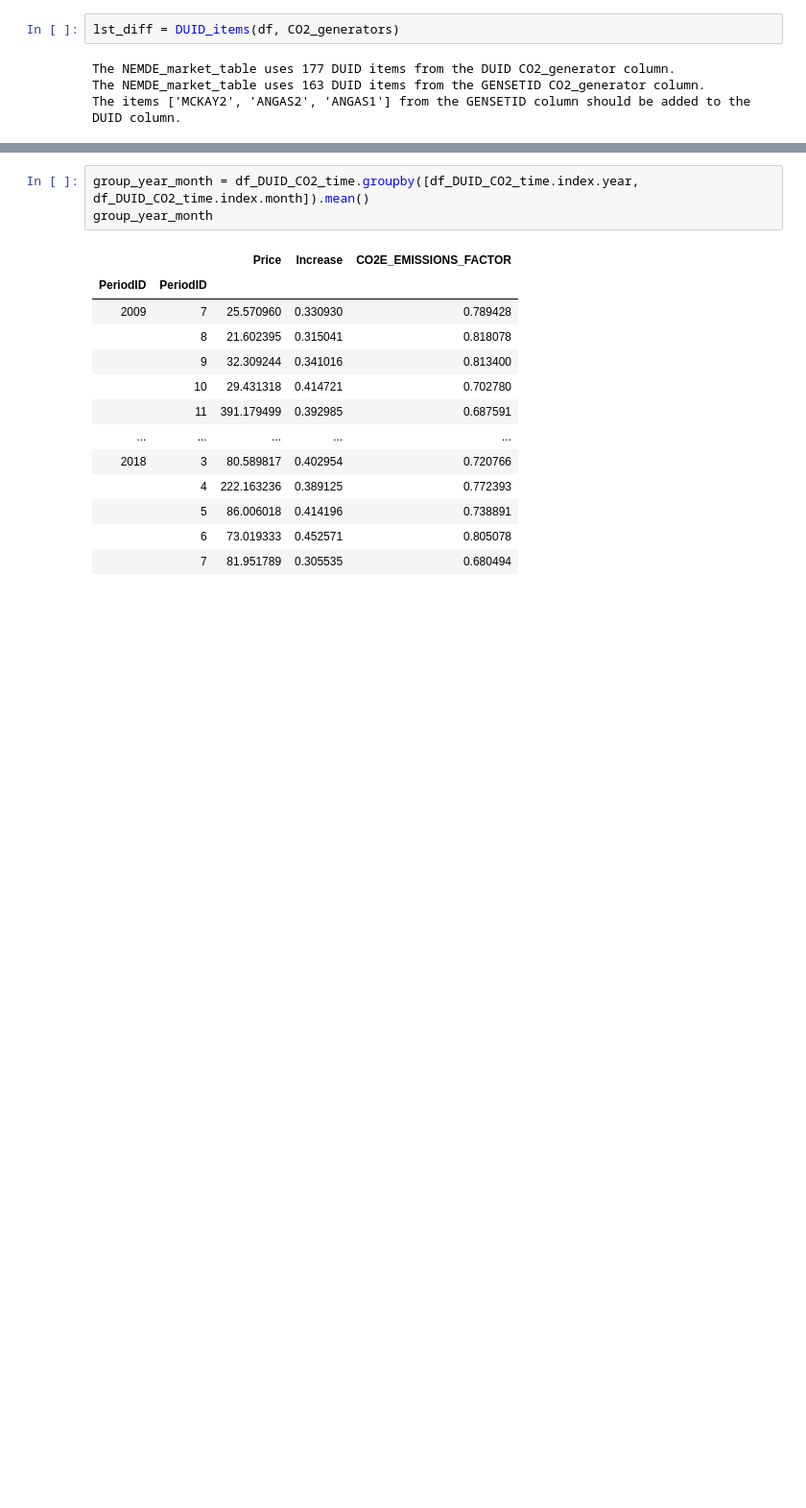
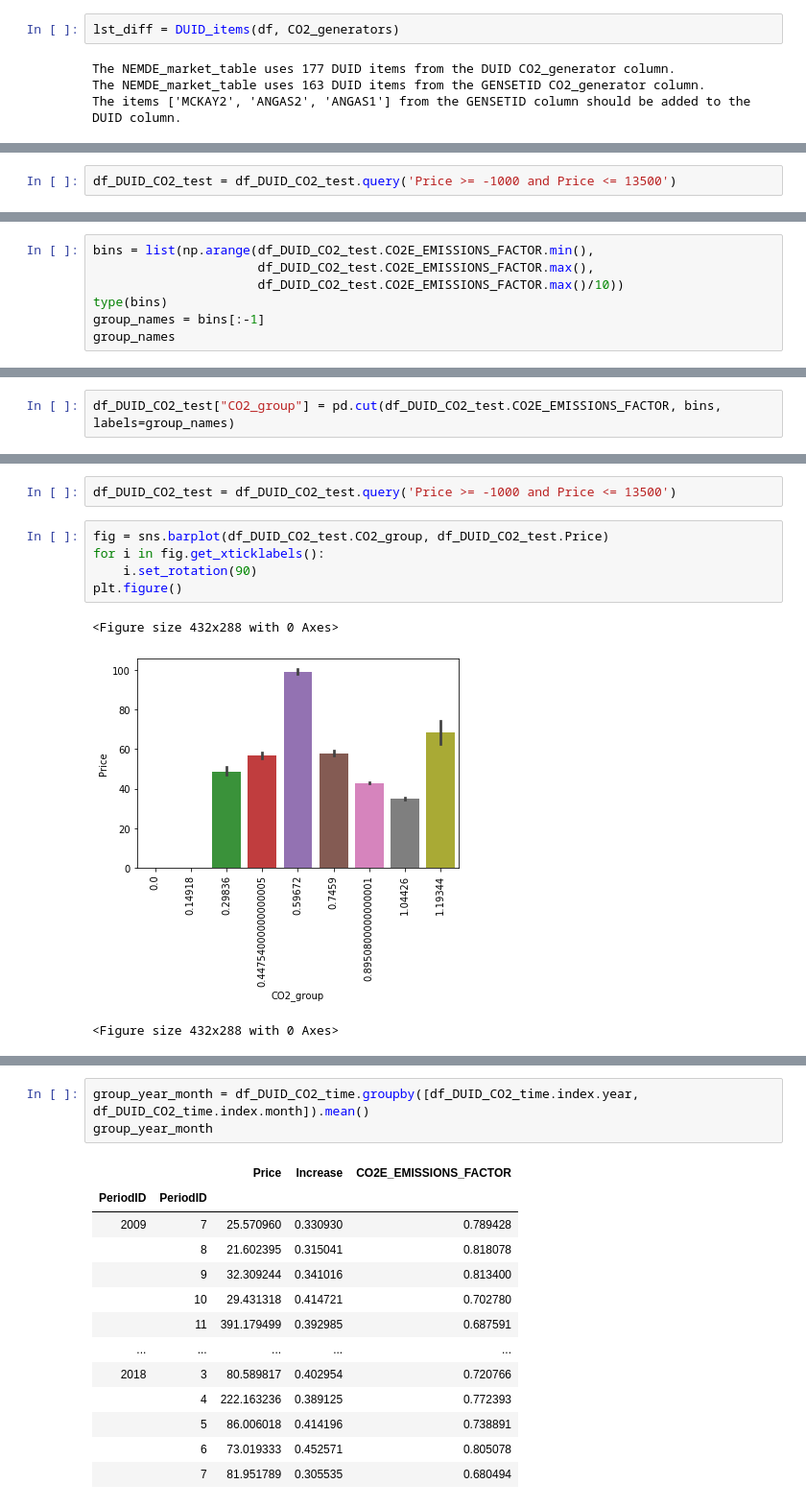
Before and after one commit to bkubsch/marginal-carbon, a Jupyter notebook: Untitled.ipynb, the cells around one changed output, grey strips where cells are left out. Shown: that part at 96% size. Cells and saved outputs as stored; diff of their text form; blank space fills up the shorter version.

```diff
--- a/Untitled.ipynb
+++ b/Untitled.ipynb
@@ -76,0 +289,2 @@ df_DUID_CO2_time.head()
+# %%
+df_DUID_CO2_test = df_DUID_CO2_test.query('Price >= -1000 and Price <= 13500')
@@ -76,0 +335,7 @@ df_DUID_CO2_time.head()
+# %%
+bins = list(np.arange(df_DUID_CO2_test.CO2E_EMISSIONS_FACTOR.min(),
+                      df_DUID_CO2_test.CO2E_EMISSIONS_FACTOR.max(),
+                      df_DUID_CO2_test.CO2E_EMISSIONS_FACTOR.max()/10))
+type(bins)
+group_names = bins[:-1]
+group_names
@@ -76,0 +352,2 @@ df_DUID_CO2_time.head()
+# %%
+df_DUID_CO2_test["CO2_group"] = pd.cut(df_DUID_CO2_test.CO2E_EMISSIONS_FACTOR, bins, labels=group_names)
@@ -76,0 +364,11 @@ df_DUID_CO2_time.head()
+# %%
+df_DUID_CO2_test = df_DUID_CO2_test.query('Price >= -1000 and Price <= 13500')
+# %%
+fig = sns.barplot(df_DUID_CO2_test.CO2_group, df_DUID_CO2_test.Price)
+for i in fig.get_xticklabels():
+    i.set_rotation(90)
+plt.figure()
+# %% [output]
+<Figure size 432x288 with 0 Axes>
+[figure, added]
+<Figure size 432x288 with 0 Axes>
```
Also changed, not shown: parts of 44 cells of this notebook, 1 other file.
